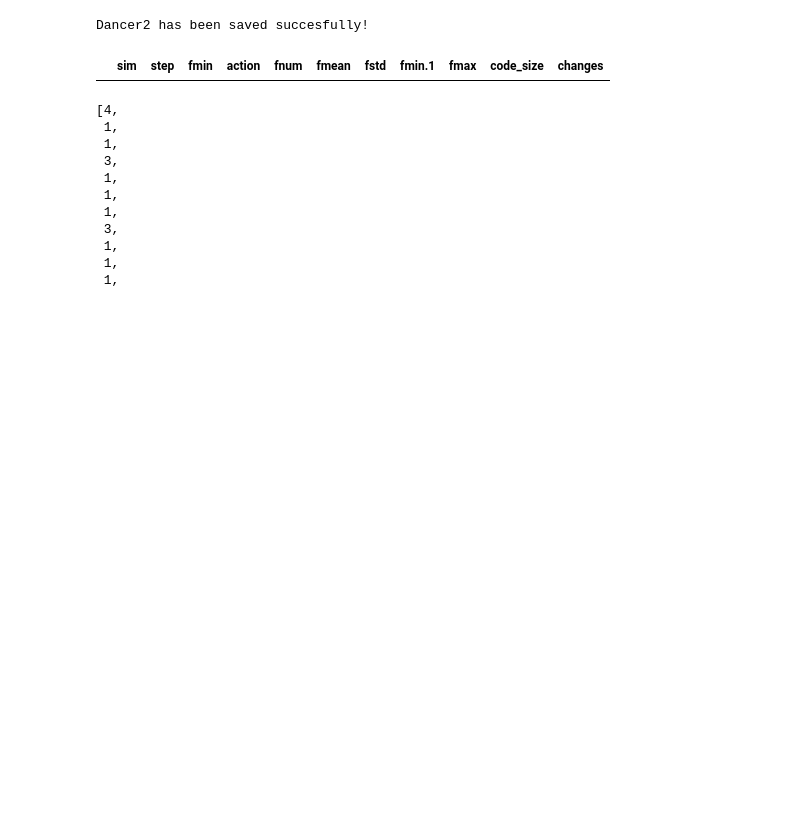
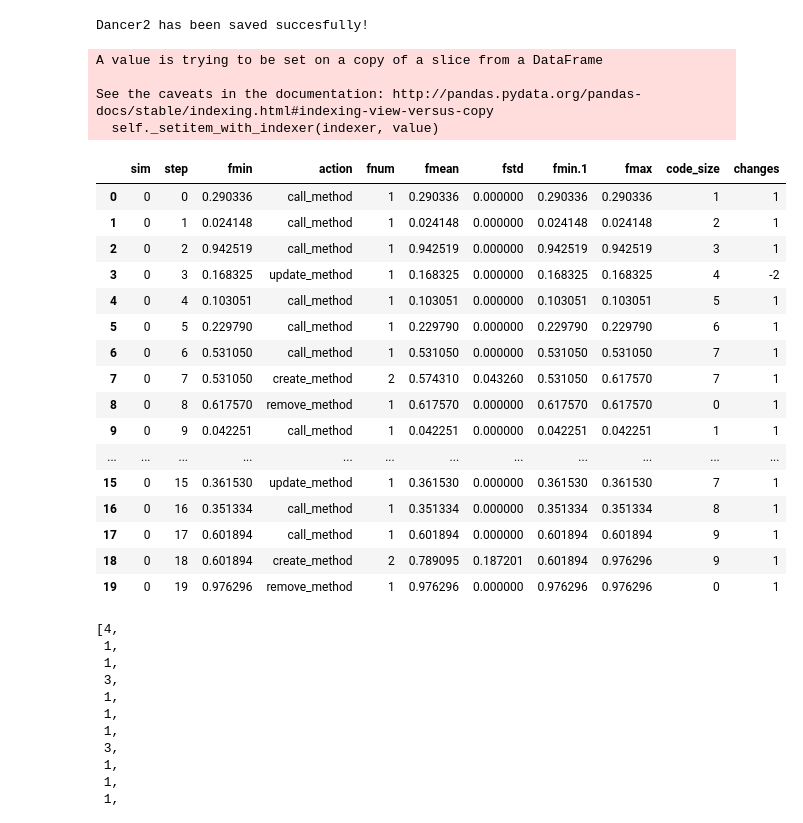
Before and after one commit to NatasjaWezel/Complex_Systems, a Jupyter notebook: scripts/Commit_diff_script.ipynb, the cells around one changed output. Cells and saved outputs as stored; diff of their text form; code cells hidden in the pictures; blank space fills up the shorter version.

```diff
--- a/scripts/Commit_diff_script.ipynb
+++ b/scripts/Commit_diff_script.ipynb
@@ -143,10 +178,33 @@ for i, repo in enumerate(REPOS.keys()):
 Dancer2 has been saved succesfully!
 # %%
 data_total = pd.read_csv('result_reproduce_fit0_its100000_time20_20_10_36.csv')
+# %%
+data_total['changes'].iloc[3]=-2
+# %% [output]
+A value is trying to be set on a copy of a slice from a DataFrame
+
+See the caveats in the documentation: http://pandas.pydata.org/pandas-docs/stable/indexing.html#indexing-view-versus-copy
+  self._setitem_with_indexer(indexer, value)
 # %%
-data_total.head(0)
+data_total.head(20)
 # %% [output]
 |  | sim | step | fmin | action | fnum | fmean | fstd | fmin.1 | fmax | code_size | changes |
+| 0 | 0 | 0 | 0.290336 | call_method | 1 | 0.290336 | 0.000000 | 0.290336 | 0.290336 | 1 | 1 |
+| 1 | 0 | 1 | 0.024148 | call_method | 1 | 0.024148 | 0.000000 | 0.024148 | 0.024148 | 2 | 1 |
+| 2 | 0 | 2 | 0.942519 | call_method | 1 | 0.942519 | 0.000000 | 0.942519 | 0.942519 | 3 | 1 |
+| 3 | 0 | 3 | 0.168325 | update_method | 1 | 0.168325 | 0.000000 | 0.168325 | 0.168325 | 4 | -2 |
+| 4 | 0 | 4 | 0.103051 | call_method | 1 | 0.103051 | 0.000000 | 0.103051 | 0.103051 | 5 | 1 |
+| 5 | 0 | 5 | 0.229790 | call_method | 1 | 0.229790 | 0.000000 | 0.229790 | 0.229790 | 6 | 1 |
+| 6 | 0 | 6 | 0.531050 | call_method | 1 | 0.531050 | 0.000000 | 0.531050 | 0.531050 | 7 | 1 |
+| 7 | 0 | 7 | 0.531050 | create_method | 2 | 0.574310 | 0.043260 | 0.531050 | 0.617570 | 7 | 1 |
+| 8 | 0 | 8 | 0.617570 | remove_method | 1 | 0.617570 | 0.000000 | 0.617570 | 0.617570 | 0 | 1 |
+| 9 | 0 | 9 | 0.042251 | call_method | 1 | 0.042251 | 0.000000 | 0.042251 | 0.042251 | 1 | 1 |
+| ... | ... | ... | ... | ... | ... | ... | ... | ... | ... | ... | ... |
+| 15 | 0 | 15 | 0.361530 | update_method | 1 | 0.361530 | 0.000000 | 0.361530 | 0.361530 | 7 | 1 |
+| 16 | 0 | 16 | 0.351334 | call_method | 1 | 0.351334 | 0.000000 | 0.351334 | 0.351334 | 8 | 1 |
+| 17 | 0 | 17 | 0.601894 | call_method | 1 | 0.601894 | 0.000000 | 0.601894 | 0.601894 | 9 | 1 |
+| 18 | 0 | 18 | 0.601894 | create_method | 2 | 0.789095 | 0.187201 | 0.601894 | 0.976296 | 9 | 1 |
+| 19 | 0 | 19 | 0.976296 | remove_method | 1 | 0.976296 | 0.000000 | 0.976296 | 0.976296 | 0 | 1 |
 # %%
 df_list = split_simulations(data_total,60,10000)
 # %%
```
Also changed, not shown: parts of 2 cells of this notebook.
